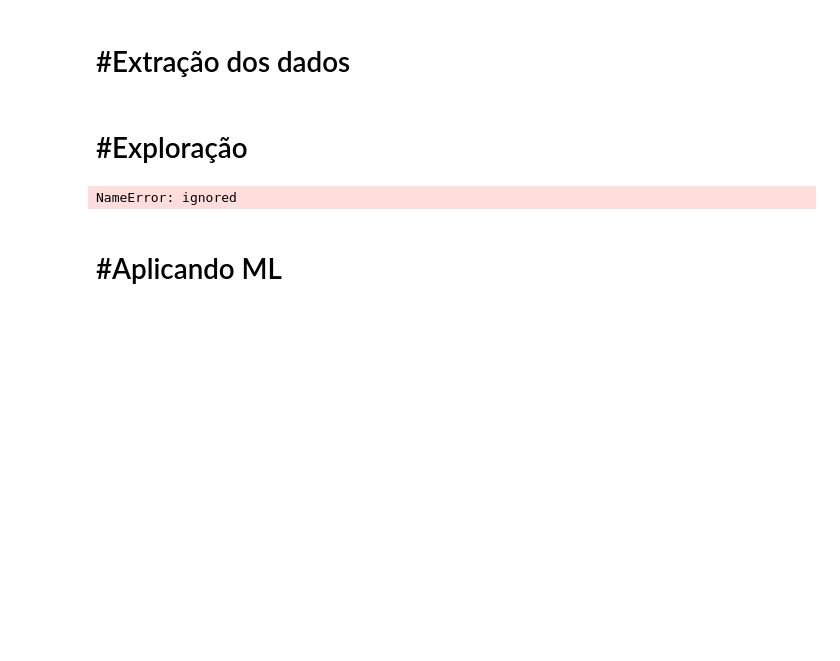
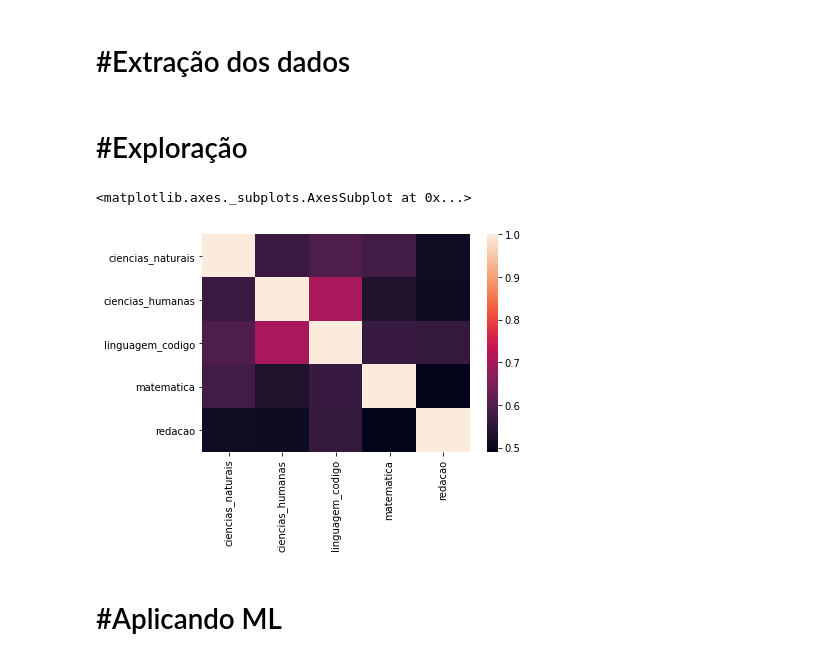
Before and after one commit to andressakuibida/Desafio_ENEM2018, a Jupyter notebook: Desafio_quarentenaDados.ipynb, the cells around one changed output. Cells and saved outputs as stored; diff of their text form; code cells hidden in the pictures; blank space fills up the shorter version.

```diff
--- a/Desafio_quarentenaDados.ipynb
+++ b/Desafio_quarentenaDados.ipynb
@@ -31,10 +33,10 @@ colunas_de_notas = ['NU_NOTA_CN', 'NU_NOTA_CH', 'NU_NOTA_LC', 'NU_NOTA_MT', 'NU_
 dados_valid_sample = dados_validacao[colunas_de_notas].sample(n=20000, random_state=0)
 
 dados_valid_sample.dropna(inplace=True)
-
-dados_treino.columns = ['ciencias_naturais', 'ciencias_humanas', 'linguagem_codigo', 'matematica', 'redacao']
-dados_teste.columns = ['ciencias_naturais', 'ciencias_humanas', 'linguagem_codigo', 'matematica', 'redacao']
-dados_valid_sample.columns = ['ciencias_naturais', 'ciencias_humanas', 'linguagem_codigo', 'matematica', 'redacao']
+colunas_ = ['ciencias_naturais', 'ciencias_humanas', 'linguagem_codigo', 'matematica', 'redacao']
+dados_treino.columns = colunas_
+dados_teste.columns = colunas_
+dados_valid_sample.columns = colunas_
 dados_desafioqt.columns =  ['ID', 'ciencias_naturais', 'ciencias_humanas', 'matematica', 'redacao']
 
 #Separando dados treinoXteste
@@ -52,10 +62,12 @@ Y_valid = dados_treino[coluna_label].to_numpy()
 # %% [markdown]
 # #Exploração
 # %%
+import seaborn as sns
 corr = dados_treino.corr()
-sns.heatmap(corr, annot)
+sns.heatmap(corr)
 # %% [output]
-NameError: ignored
+<matplotlib.axes._subplots.AxesSubplot at 0x...>
+[figure, added]
 # %%
 from string import ascii_letters
 import matplotlib.pyplot as plt
```
Also changed, not shown: parts of 11 cells of this notebook.
